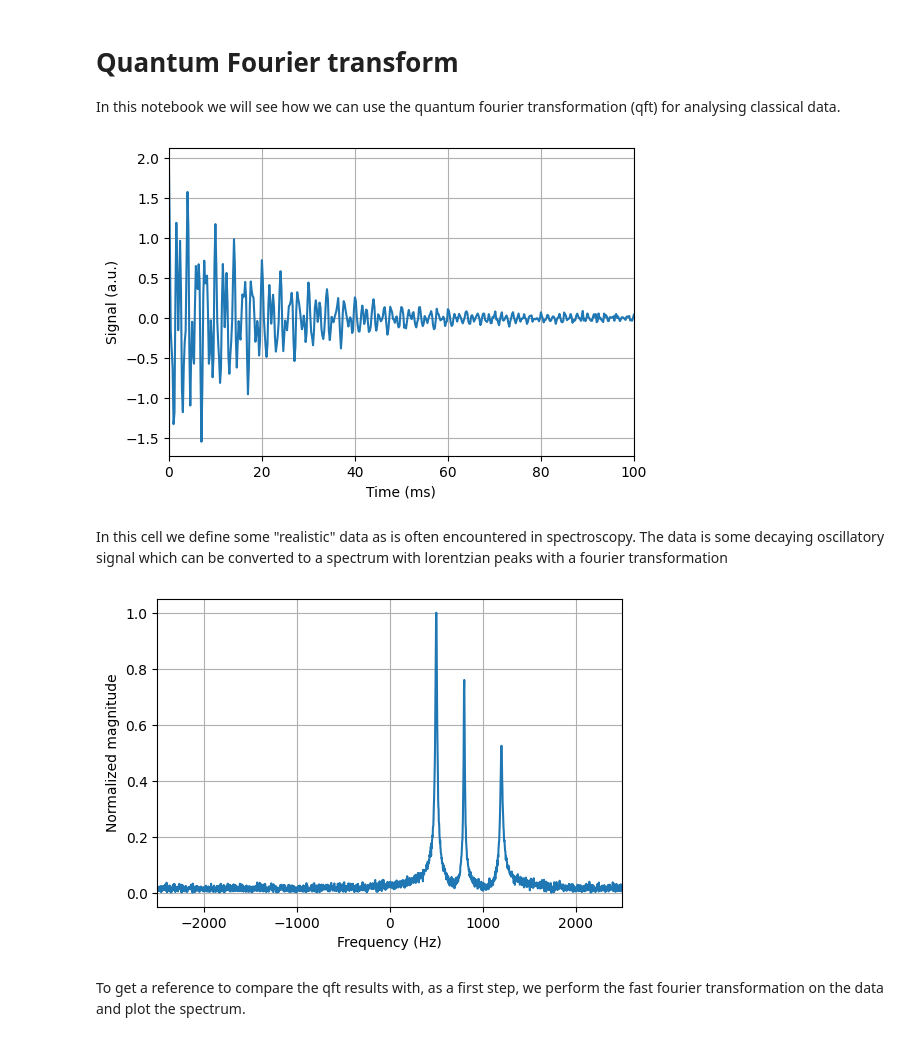
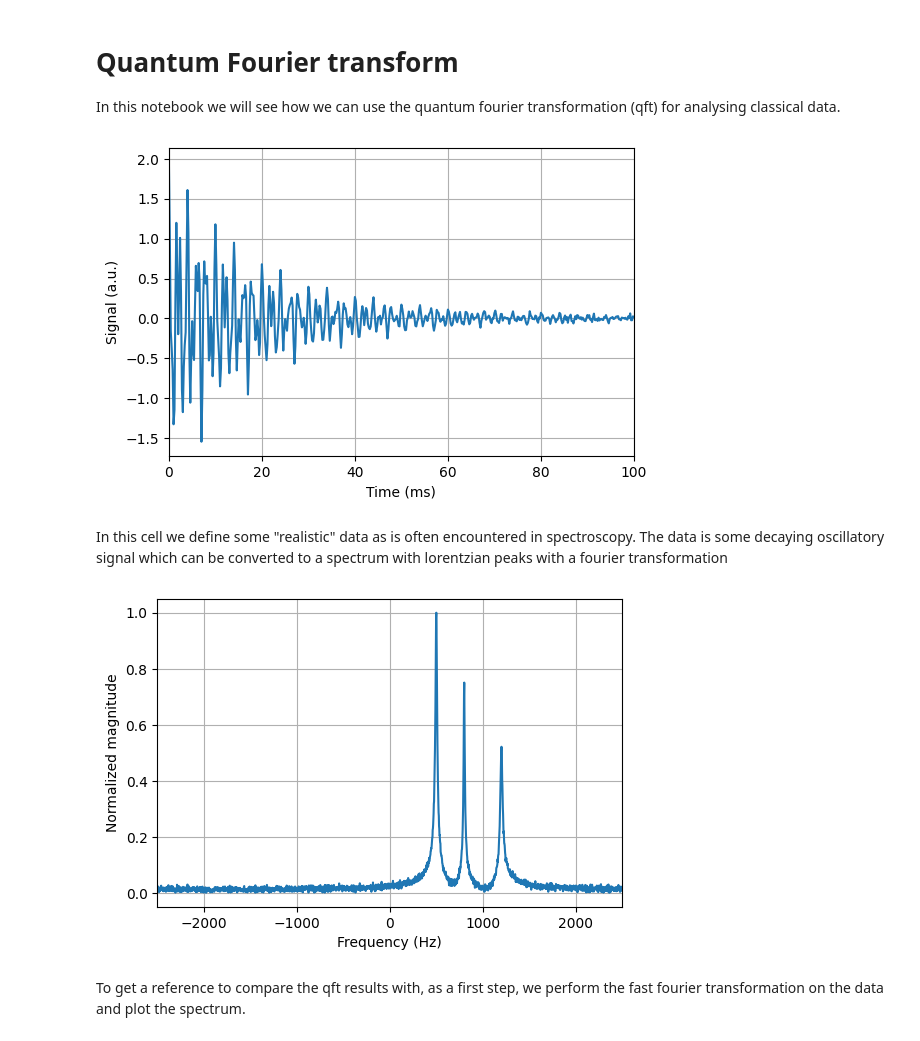
Before and after one commit to fh-igd-iet/trainsum, a Jupyter notebook: docs/examples/quantum_fourier_transform.ipynb, the cells around one changed output. Drawn from its saved outputs; the diff is of its cells as text; code cells hidden in the pictures.

```diff
--- a/docs/examples/quantum_fourier_transform.ipynb
+++ b/docs/examples/quantum_fourier_transform.ipynb
@@ -10,33 +10,33 @@ import matplotlib.pyplot as plt
 # %%
 # "Acquisition" parameters
 sw = 5000.0            # spectral width in Hz
 dt = 1.0 / sw          # dwell time (s)
 N = 2048               # number of acquired points
 noise_level = 0.02     # noise level
 t = np.arange(N) * dt  # time starts at 0
 
 # Resonance parameters
 freqs0 = np.array([500.0, 1200.0, 800.0])    # resonance offsets in Hz
 amps   = np.array([1.0, 0.7, 0.5])           # relative amplitudes
 Tg     = np.array([0.02, 0.015, 0.03])       # Gaussian decay constants in s
 phases = np.deg2rad([0.0, 30.0, -45.0])      # phases in radians
 
 # Build simulated FID: sum of Gaussian-decaying complex exponentials
 fid = np.zeros(N, dtype=complex)
 for A, f0, Tg_i, phi in zip(amps, freqs0, Tg, phases):
     fid += A * np.exp(-t / Tg_i) * np.exp(1j * (2 * np.pi * f0 * t + phi))
-fid += noise_level * (np.random.randn(N) + 1j * np.random.randn(N))
+fid += noise_level * np.random.randn(N)
 
 # plot data
 plt.figure(figsize=(6,4))
 plt.plot(t * 1e3, np.real(fid))
 plt.xlabel("Time (ms)")
 plt.ylabel("Signal (a.u.)")
 plt.xlim(0, 100)
 plt.grid()
 plt.show()
 # %% [output]
-[figure, old version]
+[figure, new version]
 # %% [markdown]
 In this cell we define some "realistic" data as is often encountered in spectroscopy. The data is some
 decaying oscillatory signal which can be converted to a spectrum with lorentzian peaks with a fourier
@@ -59,7 +59,7 @@ plt.ylabel("Normalized magnitude")
 plt.grid()
 plt.show()
 # %% [output]
-[figure, old version]
+[figure, new version]
 # %% [markdown]
 To get a reference to compare the qft results with, as a first step, we perform the fast fourier
 transformation on the data and plot the spectrum.
```
Also changed, not shown: parts of 2 cells of this notebook, 6 other files.
